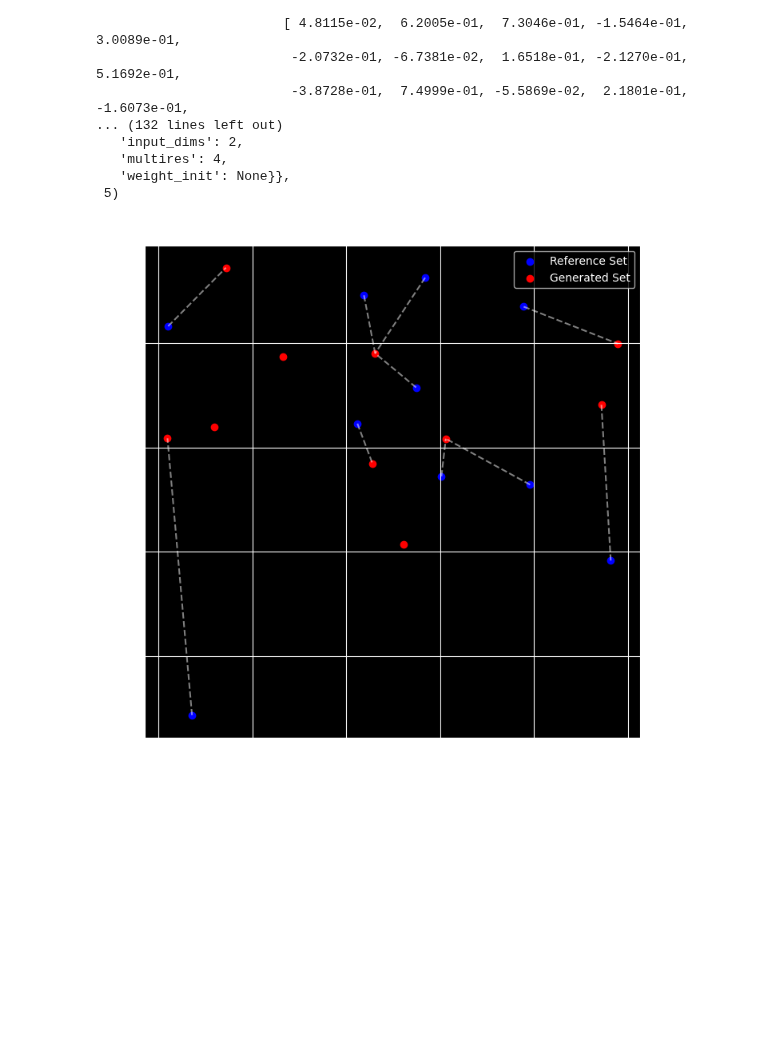
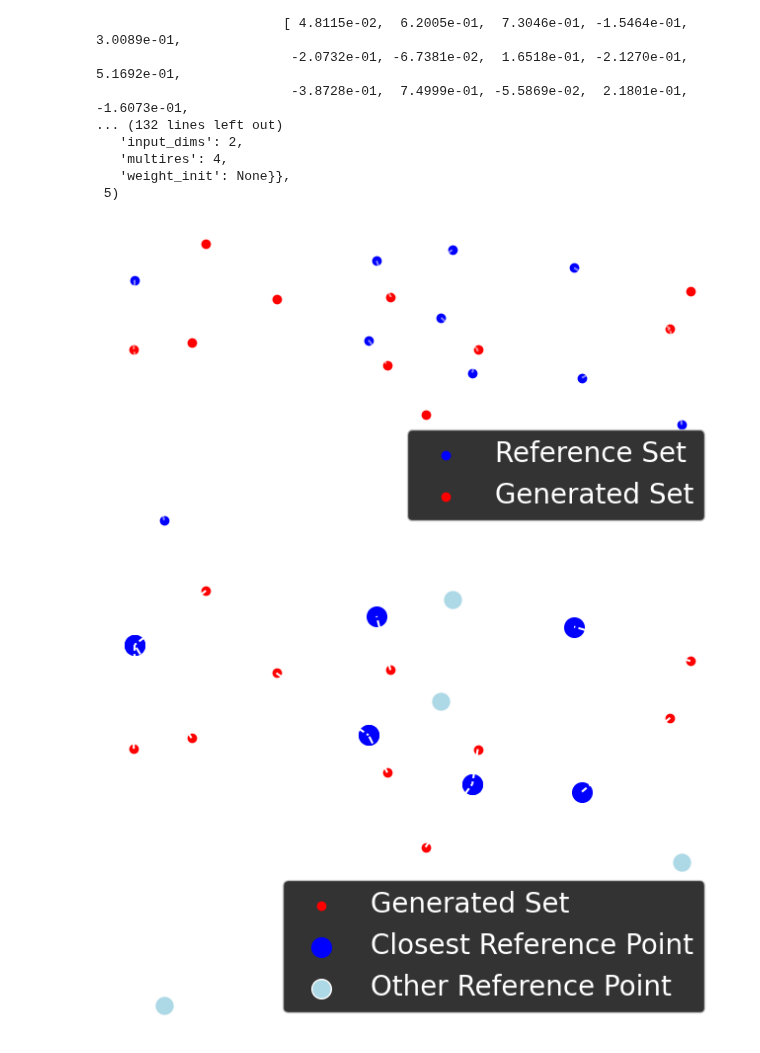
Before and after one commit to nef-gpt/adl4cv, a Jupyter notebook: ae_approach.ipynb, the cells around one changed output. Drawn from its saved outputs; the diff is of its cells as text; code cells hidden in the pictures; blank space fills up the shorter version.

Commit message:
Coverage graphic

```diff
--- a/ae_approach.ipynb
+++ b/ae_approach.ipynb
@@ -412,33 +412,89 @@ import numpy as np
 from scipy.spatial import distance
 
 plt.style.use("dark_background")
 
 # Generate random reference and generated sets
 np.random.seed(0)
 reference_set = np.random.rand(10, 2)
 generated_set = np.random.rand(10, 2)
 
 # Create a scatter plot
-fig = plt.figure(figsize=(8, 8))
+fig = plt.figure(figsize=(8, 4))
+
+# scale y axis to figsize
+reference_set[:, 1] *= 4 / 8
+generated_set[:, 1] *= 4 / 8
 
 fig.set_facecolor('none')
 
 plt.scatter(reference_set[:, 0], reference_set[:, 1], c='blue', label='Reference Set')
 plt.scatter(generated_set[:, 0], generated_set[:, 1], c='red', label='Generated Set')
 
 # Find and draw lines to the closest points
 for ref_point in reference_set:
     distances = distance.cdist([ref_point], generated_set, 'euclidean')
     closest_index = np.argmin(distances)
     closest_point = generated_set[closest_index]
     plt.plot([ref_point[0], closest_point[0]], [ref_point[1], closest_point[1]], 'k--', color='white', alpha=0.5)
 
 # Add labels and legend
 plt.xlabel('X-axis')
 plt.ylabel('Y-axis')
-plt.title('Minimum Matching Distance Score Visualization')
+plt.axis("off")
+plt.rc('legend', fontsize=20)    # legend fontsize
 plt.legend()
 plt.grid(True)
 plt.show()
 # %% [output]
-[figure, old version]
+[figure, new version]
+# %%
+import matplotlib.pyplot as plt
+import numpy as np
+from scipy.spatial import distance
+
+# Generate random reference and generated sets
+np.random.seed(0)
+reference_set = np.random.rand(10, 2)
+generated_set = np.random.rand(10, 2)
+
+# Create a scatter plot
+fig = plt.figure(figsize=(8, 6))
+
+fig.set_facecolor('none')
+
+
+# scale y axis to figsize
+reference_set[:, 1] *= 6 / 8
+generated_set[:, 1] *= 6 / 8
+
+plt.scatter(generated_set[:, 0], generated_set[:, 1], c='red', label='Generated Set')
+
+# for every generated point, find the closest reference point
+closest_reference_indices = set()
+for gen_point in generated_set:
+    distances = distance.cdist([gen_point], reference_set, 'euclidean')
+    closest_index = np.argmin(distances)
+
+    # highlight the closest reference point
+    plt.scatter(reference_set[closest_index, 0], reference_set[closest_index, 1], c='blue', s=200, label="Closest Reference Point" if len(closest_reference_indices) == 0 else None)
+
+    # draw a line between the generated point and the closest reference point
+    closest_point = reference_set[closest_index]
+    plt.plot([gen_point[0], closest_point[0]], [gen_point[1], closest_point[1]], color='white', linestyle='--')
+    closest_reference_indices.add(closest_index)
+
+# Draw all other reference points
+# eg. the ones that are not in the closest_reference_indices
+for idx, ref_point in enumerate(reference_set):
+    if idx not in closest_reference_indices:
+        plt.scatter(ref_point[0], ref_point[1], c='lightblue', edgecolor='white', s=200, label="Other Reference Point" if idx == 0 else None)
+
+# Add labels and legend
+plt.xlabel('X-axis')
+plt.ylabel('Y-axis')
+plt.axis("off")
+plt.legend()
+plt.grid(True)
+plt.show()
+# %% [output]
+[figure, added]
```
Also changed, not shown: 4 other files.
